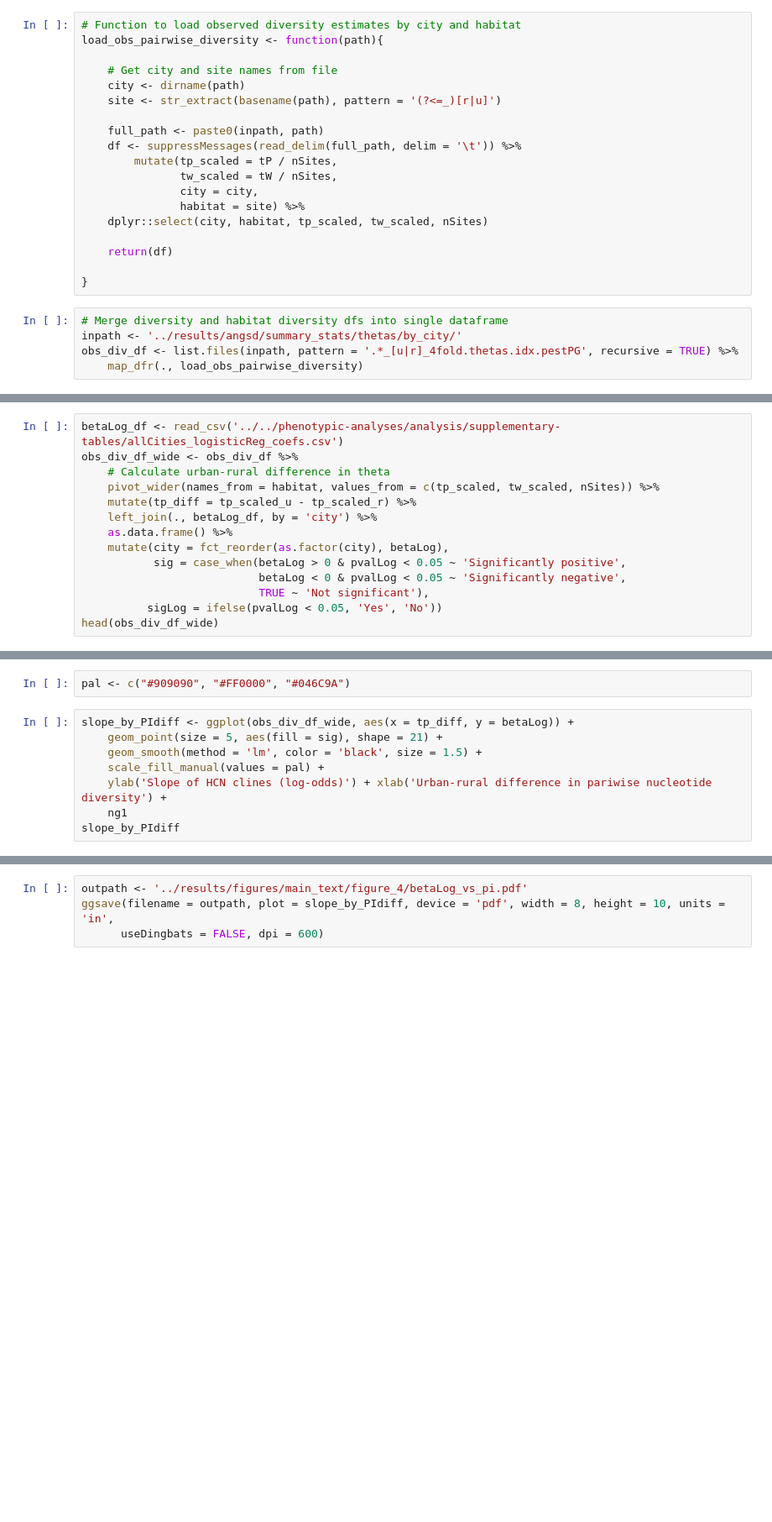
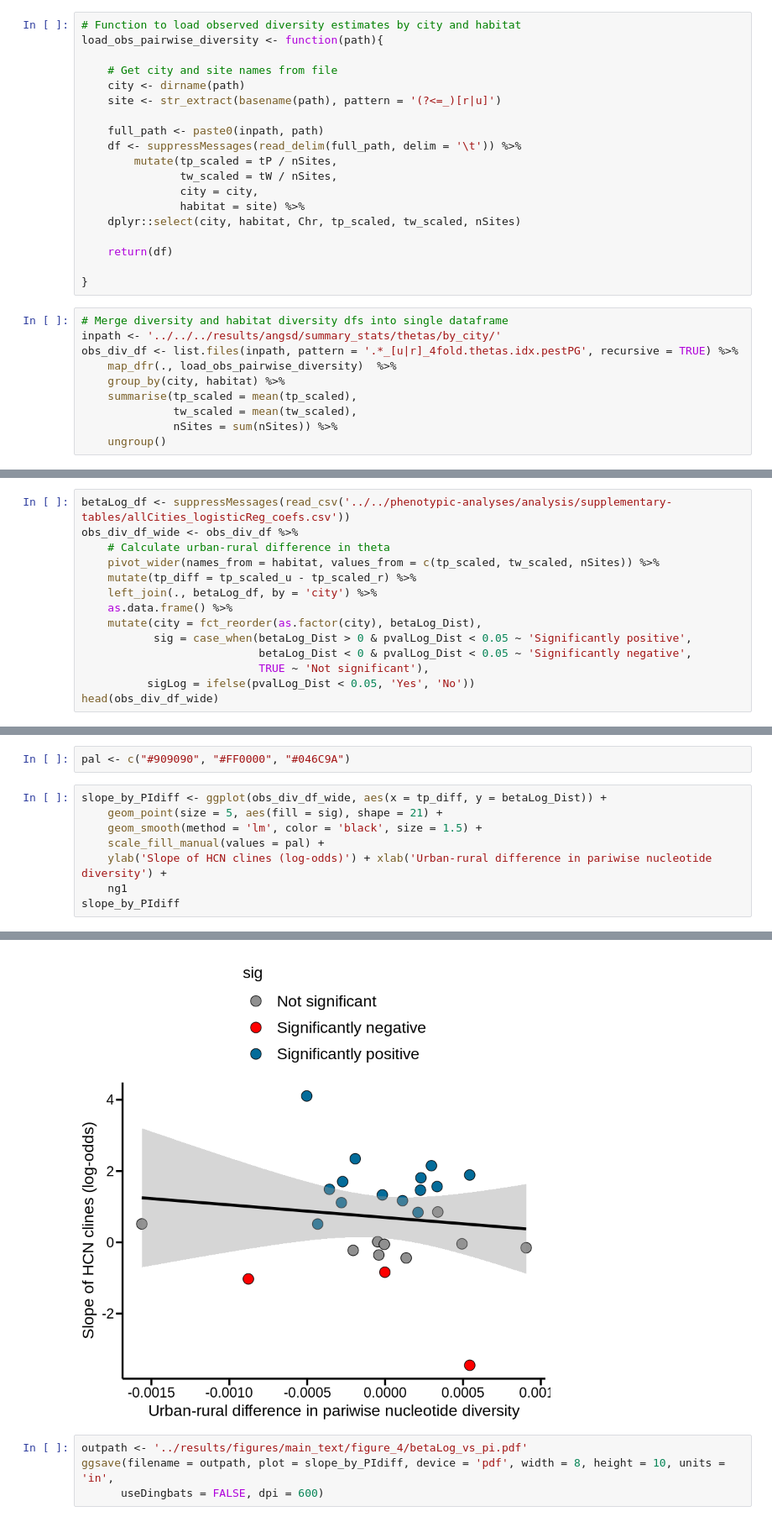
Before and after one commit to James-S-Santangelo/glue_pc, a Jupyter notebook: genomic-analyses/notebooks/pi_fst_byCity_byHabitat.r.ipynb, the cells around one changed output, grey strips where cells are left out. Shown: that part at 84% size. Drawn from its saved outputs; the diff is of its cells as text; blank space fills up the shorter version.

Commit message:
Updating figures and models using newly estimated pi and fst values

```diff
--- a/genomic-analyses/notebooks/pi_fst_byCity_byHabitat.r.ipynb
+++ b/genomic-analyses/notebooks/pi_fst_byCity_byHabitat.r.ipynb
@@ -71,13 +89,18 @@ load_obs_pairwise_diversity <- function(path){
                tw_scaled = tW / nSites,
                city = city,
                habitat = site) %>%
-    dplyr::select(city, habitat, tp_scaled, tw_scaled, nSites)
+    dplyr::select(city, habitat, Chr, tp_scaled, tw_scaled, nSites)
 
     return(df)
 
 }
 # %%
 # Merge diversity and habitat diversity dfs into single dataframe
-inpath <- '../results/angsd/summary_stats/thetas/by_city/'
+inpath <- '../../../results/angsd/summary_stats/thetas/by_city/'
 obs_div_df <- list.files(inpath, pattern = '.*_[u|r]_4fold.thetas.idx.pestPG', recursive = TRUE) %>%
-    map_dfr(., load_obs_pairwise_diversity)
+    map_dfr(., load_obs_pairwise_diversity)  %>%
+    group_by(city, habitat) %>%
+    summarise(tp_scaled = mean(tp_scaled),
+              tw_scaled = mean(tw_scaled),
+              nSites = sum(nSites)) %>%
+    ungroup()
@@ -91,14 +135,14 @@ obs_div_df %>% filter(nSites == min(nSites) | nSites == max(nSites))
 # %%
-betaLog_df <- read_csv('../../phenotypic-analyses/analysis/supplementary-tables/allCities_logisticReg_coefs.csv')
+betaLog_df <- suppressMessages(read_csv('../../phenotypic-analyses/analysis/supplementary-tables/allCities_logisticReg_coefs.csv'))
 obs_div_df_wide <- obs_div_df %>%
     # Calculate urban-rural difference in theta
     pivot_wider(names_from = habitat, values_from = c(tp_scaled, tw_scaled, nSites)) %>%
     mutate(tp_diff = tp_scaled_u - tp_scaled_r) %>%
     left_join(., betaLog_df, by = 'city') %>%
     as.data.frame() %>%
-    mutate(city = fct_reorder(as.factor(city), betaLog),
-           sig = case_when(betaLog > 0 & pvalLog < 0.05 ~ 'Significantly positive',
-                           betaLog < 0 & pvalLog < 0.05 ~ 'Significantly negative',
+    mutate(city = fct_reorder(as.factor(city), betaLog_Dist),
+           sig = case_when(betaLog_Dist > 0 & pvalLog_Dist < 0.05 ~ 'Significantly positive',
+                           betaLog_Dist < 0 & pvalLog_Dist < 0.05 ~ 'Significantly negative',
                            TRUE ~ 'Not significant'),
-          sigLog = ifelse(pvalLog < 0.05, 'Yes', 'No'))
+          sigLog = ifelse(pvalLog_Dist < 0.05, 'Yes', 'No'))
 head(obs_div_df_wide)
@@ -144,10 +214,11 @@ emmeans(pi_mod, specs = 'habitat')
 # %%
 pal <- c("#909090", "#FF0000", "#046C9A")
 # %%
-slope_by_PIdiff <- ggplot(obs_div_df_wide, aes(x = tp_diff, y = betaLog)) +
+slope_by_PIdiff <- ggplot(obs_div_df_wide, aes(x = tp_diff, y = betaLog_Dist)) +
     geom_point(size = 5, aes(fill = sig), shape = 21) +
     geom_smooth(method = 'lm', color = 'black', size = 1.5) +
     scale_fill_manual(values = pal) +
     ylab('Slope of HCN clines (log-odds)') + xlab('Urban-rural difference in pariwise nucleotide diversity') +
     ng1
 slope_by_PIdiff
+# %% [output]
@@ -154,3 +226,4 @@ slope_by_PIdiff
+[figure, added]
 # %%
 outpath <- '../results/figures/main_text/figure_4/betaLog_vs_pi.pdf'
 ggsave(filename = outpath, plot = slope_by_PIdiff, device = 'pdf', width = 8, height = 10, units = 'in',
```
Also changed, not shown: parts of 32 cells of this notebook.
